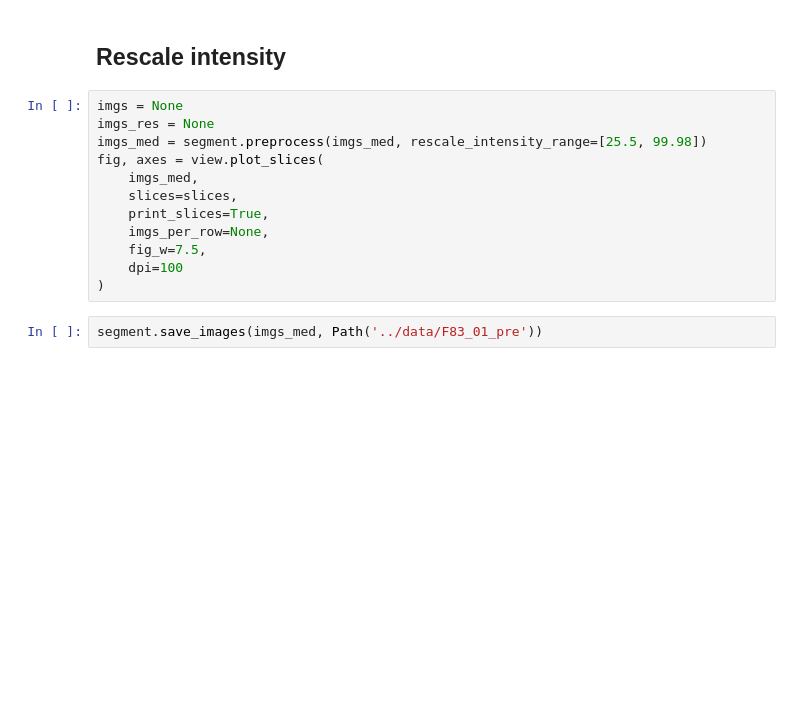
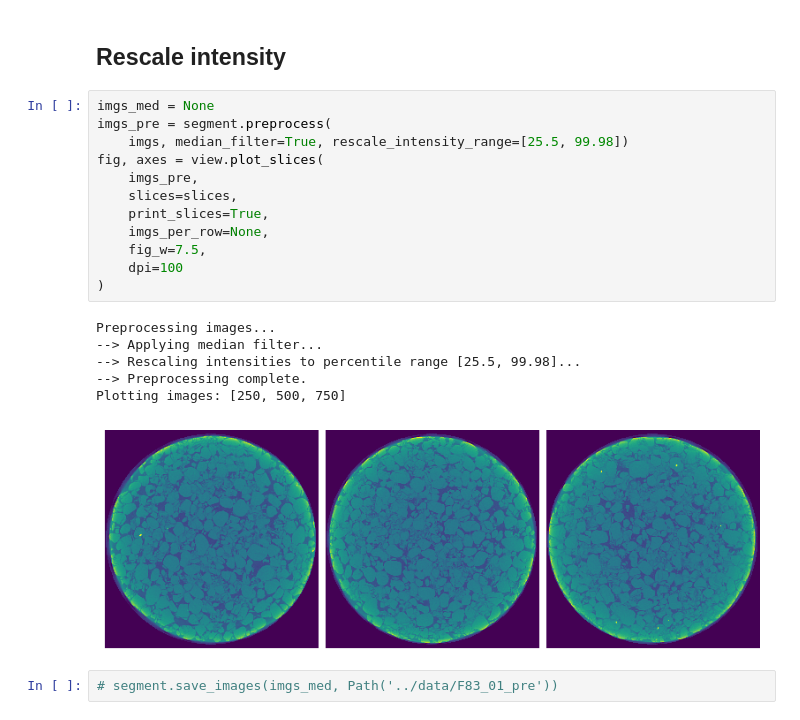
Before and after one commit to GusBusDraws/mhe-analysis, a Jupyter notebook: nbs/28-F83_01-dev-wf.ipynb, the cells around one changed output. Cells and saved outputs as stored; diff of their text form; blank space fills up the shorter version.

```diff
--- a/nbs/28-F83_01-dev-wf.ipynb
+++ b/nbs/28-F83_01-dev-wf.ipynb
@@ -48,17 +50,24 @@ plt.show()
 # %% [markdown]
 ## Rescale intensity
 # %%
-imgs = None
-imgs_res = None
-imgs_med = segment.preprocess(imgs_med, rescale_intensity_range=[25.5, 99.98])
+imgs_med = None
+imgs_pre = segment.preprocess(
+    imgs, median_filter=True, rescale_intensity_range=[25.5, 99.98])
 fig, axes = view.plot_slices(
-    imgs_med,
+    imgs_pre,
     slices=slices,
     print_slices=True,
     imgs_per_row=None,
     fig_w=7.5,
     dpi=100
 )
+# %% [output]
+Preprocessing images...
+--> Applying median filter...
+--> Rescaling intensities to percentile range [25.5, 99.98]...
+--> Preprocessing complete.
+Plotting images: [250, 500, 750]
+[figure, added]
 # %%
-segment.save_images(imgs_med, Path('../data/F83_01_pre'))
+# segment.save_images(imgs_med, Path('../data/F83_01_pre'))
 # %%
```
Also changed, not shown: parts of 14 cells of this notebook.
